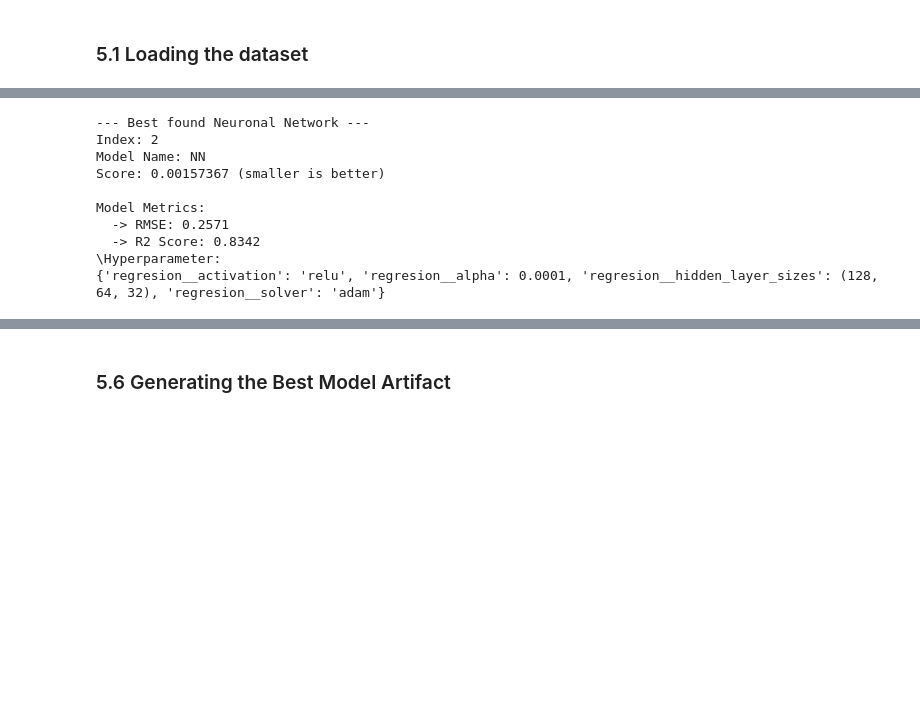
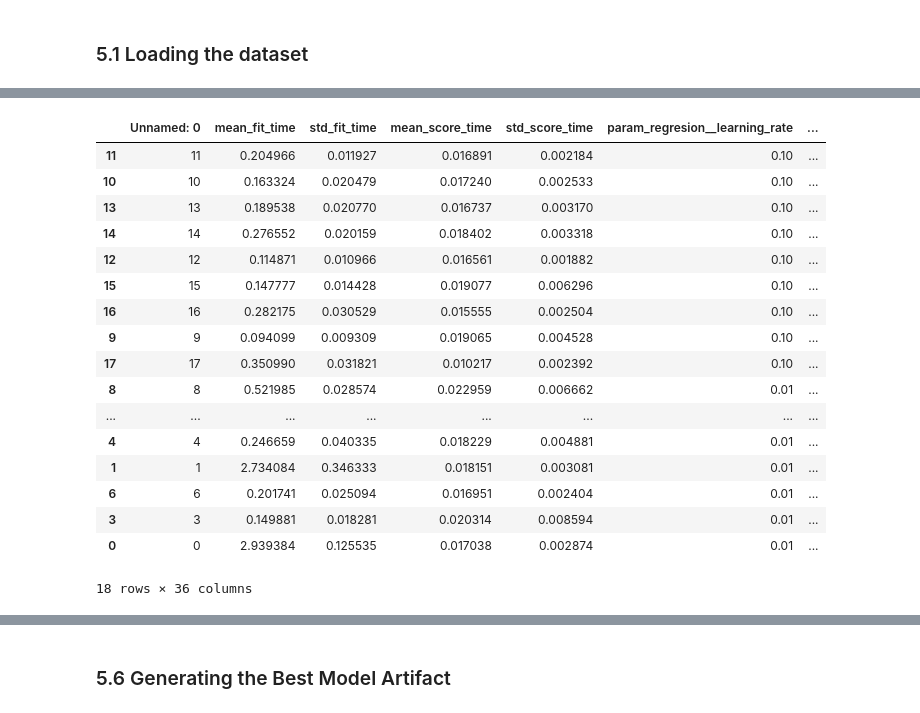
Before and after one commit to albertbolanoss/labs_machine_learning, a Jupyter notebook: notebooks/hyderabad_house_price/1.5_Evaluate_model.ipynb, the cells around one changed output, grey strips where cells are left out. Saved outputs shown, nothing was run; the diff lists cells and outputs as text; code cells hidden in the pictures; blank space fills up the shorter version.

```diff
--- a/notebooks/hyderabad_house_price/1.5_Evaluate_model.ipynb
+++ b/notebooks/hyderabad_house_price/1.5_Evaluate_model.ipynb
@@ -15,7 +15,7 @@ The objective of this project is to develop a regression model to predict housin
 ### 5.1 Loading the dataset
 # %%
 import pandas as pd
-from sklearn.linear_model import Ridge
+from sklearn.linear_model import LinearRegression
 from sklearn.metrics import r2_score, root_mean_squared_error
 import joblib
 import sys
@@ -23,24 +23,17 @@ sys.path.append('../../src/utils')
 
 # Utilities
 from regresion_metrics_column_definition import Metric
+from regresion_metrics import get_best_model_RMSE_R2
 
+best_model_path = '../../datasets/processed/housing_prices/best_hyderabad_house_price_model.pkl'
 
-metrics = '../../datasets/processed/housing_prices/hyderabad_house_price_metrics.csv'
-neuronal_network_metrics = '../../datasets/processed/housing_prices/hyderabad_house_price_neural_network_metrics.csv'
-neuronal_network_xgboost = '../../datasets/processed/housing_prices/hyderabad_house_price_xgboost_metrics.csv'
-
-best_model_without_pca = '../../datasets/processed/housing_prices/best_hyderabad_house_price_model.pkl'
+lineal_reg_metrics = pd.read_csv( '../../datasets/processed/housing_prices/hyderabad_house_price_metrics.csv')
+neuronal_network_metrics = pd.read_csv('../../datasets/processed/housing_prices/hyderabad_house_price_neural_network_metrics.csv')
+xgboost_metrics = pd.read_csv('../../datasets/processed/housing_prices/hyderabad_house_price_xgboost_metrics.csv')
 
 training_features = pd.read_parquet('../../datasets/processed/housing_prices/hyderabad_house_price_training_features.parquet')
 training_labels = pd.read_parquet('../../datasets/processed/housing_prices/hyderabad_house_price_training_labels.parquet')
 
 test_features = pd.read_parquet('../../datasets/processed/housing_prices/hyderabad_house_price_test_features.parquet')
 test_labels= pd.read_parquet('../../datasets/processed/housing_prices/hyderabad_house_price_test_labels.parquet')
-
-metrics_dataset = pd.read_csv(metrics)
-neuronal_network_dataset = pd.read_csv(neuronal_network_metrics)
-xgboost_dataset = pd.read_csv(neuronal_network_xgboost)
-
-models_without_pca = metrics_dataset[~metrics_dataset['model_name'].str.contains('PCA')]
-models_with_pca = metrics_dataset[metrics_dataset['model_name'].str.contains('PCA')]
 # %% [markdown]
@@ -155,44 +81,21 @@ See the caveats in the documentation: https://pandas.pydata.org/pandas-docs/stab
 # %%
-# weight for rmse and r2
-w_rmse = 1.0
-w_r2 = 1.0
-
-# Normalize and get the rmse cost
-rmse = -neuronal_network_dataset[Metric.MEAN_TEST_NEG_RMSE.name]
-delta_rmse = rmse.max() - rmse.min()
-cost_rmse = (rmse - rmse.min()) / delta_rmse if delta_rmse > 0 else 0
-
-# Normalize and get the r2 cost
-r2 = neuronal_network_dataset[Metric.MEAN_TEST_R2.name]
-delta_r2 = r2.max() - r2.min()
-cost_r2 = (r2.max() - r2) / delta_r2 if delta_r2 > 0 else 0
-
-# Getting the custom score
-neuronal_network_dataset[Metric.SCORE.name] = (w_rmse * cost_rmse) + (w_r2 * cost_r2)
-
-# Finding the best model
-best_model_idx = neuronal_network_dataset[Metric.SCORE.name].idxmin()
-best_model_info = neuronal_network_dataset.loc[best_model_idx]
-
-
-# --- Show Results ---
-print("--- Best found Neuronal Network ---")
-print(f"Index: {best_model_idx}")
-print(f"Model Name: {best_model_info['model_name']}")
-print(f"Score: {best_model_info[Metric.SCORE.name]:.8f} (smaller is better)")
-print("\nModel Metrics:")
-print(f"  -> RMSE: {-best_model_info['mean_test_neg_rmse']:.4f}")
-print(f"  -> R2 Score: {best_model_info['mean_test_r2']:.4f}")
-print("\Hyperparameter:")
-print(best_model_info['params'])
+xgboost_metrics.sort_values(by=["rank_test_r2", "rank_test_neg_rmse"])
 # %% [output]
+|  | Unnamed: 0 | mean_fit_time | std_fit_time | mean_score_time | std_score_time | param_regresion__learning_rate | ... |
+| 11 | 11 | 0.204966 | 0.011927 | 0.016891 | 0.002184 | 0.10 | ... |
+| 10 | 10 | 0.163324 | 0.020479 | 0.017240 | 0.002533 | 0.10 | ... |
+| 13 | 13 | 0.189538 | 0.020770 | 0.016737 | 0.003170 | 0.10 | ... |
+| 14 | 14 | 0.276552 | 0.020159 | 0.018402 | 0.003318 | 0.10 | ... |
+| 12 | 12 | 0.114871 | 0.010966 | 0.016561 | 0.001882 | 0.10 | ... |
+| 15 | 15 | 0.147777 | 0.014428 | 0.019077 | 0.006296 | 0.10 | ... |
+| 16 | 16 | 0.282175 | 0.030529 | 0.015555 | 0.002504 | 0.10 | ... |
+| 9 | 9 | 0.094099 | 0.009309 | 0.019065 | 0.004528 | 0.10 | ... |
+| 17 | 17 | 0.350990 | 0.031821 | 0.010217 | 0.002392 | 0.10 | ... |
+| 8 | 8 | 0.521985 | 0.028574 | 0.022959 | 0.006662 | 0.01 | ... |
+| ... | ... | ... | ... | ... | ... | ... | ... |
+| 4 | 4 | 0.246659 | 0.040335 | 0.018229 | 0.004881 | 0.01 | ... |
+| 1 | 1 | 2.734084 | 0.346333 | 0.018151 | 0.003081 | 0.01 | ... |
+| 6 | 6 | 0.201741 | 0.025094 | 0.016951 | 0.002404 | 0.01 | ... |
+| 3 | 3 | 0.149881 | 0.018281 | 0.020314 | 0.008594 | 0.01 | ... |
+| 0 | 0 | 2.939384 | 0.125535 | 0.017038 | 0.002874 | 0.01 | ... |
---- Best found Neuronal Network ---
-Index: 2
-Model Name: NN
-Score: 0.00157367 (smaller is better)
-
-Model Metrics:
-  -> RMSE: 0.2571
-  -> R2 Score: 0.8342
-\Hyperparameter:
-{'regresion__activation': 'relu', 'regresion__alpha': 0.0001, 'regresion__hidden_layer_sizes': (128, 64, 32), 'regresion__solver': 'adam'}
+18 rows × 36 columns
```
Also changed, not shown: parts of 9 cells of this notebook, 7 other files.
